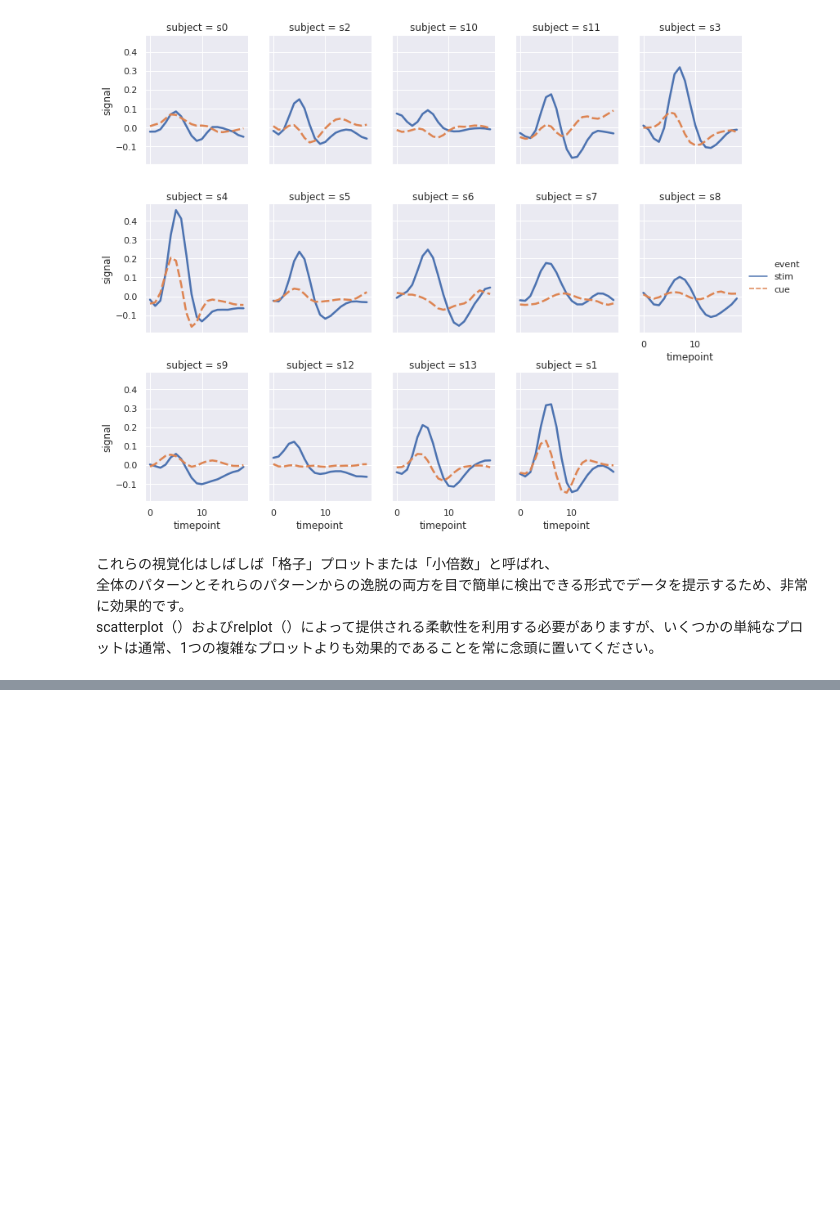
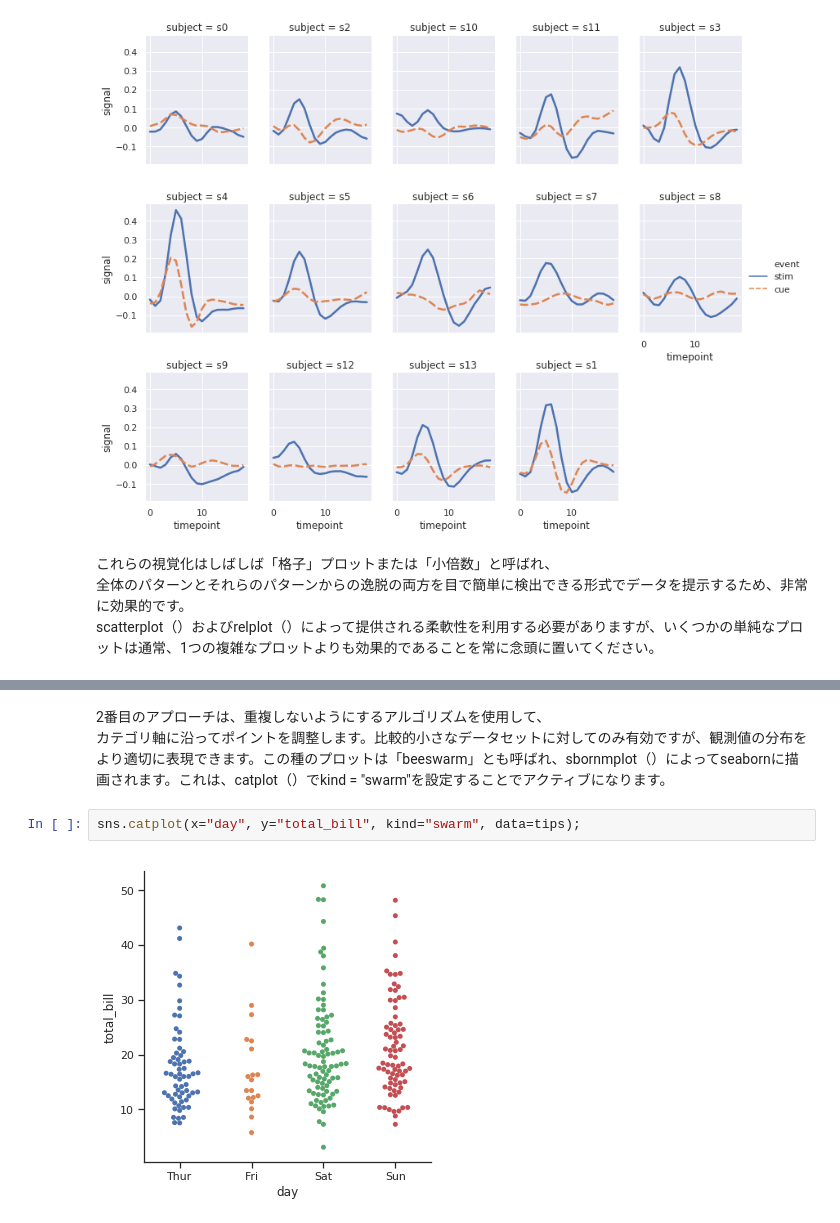
Before and after one commit to pea-sys/Til, a Jupyter notebook: OfficialSeabornTutorial.ipynb, the cells around one changed output, grey strips where cells are left out. Cells and saved outputs as stored; diff of their text form; blank space fills up the shorter version.

```diff
--- a/OfficialSeabornTutorial.ipynb
+++ b/OfficialSeabornTutorial.ipynb
@@ -301,0 +352,7 @@ scatterplot（）およびrelplot（）によって提供される柔軟性を
+# %% [markdown]
+2番目のアプローチは、重複しないようにするアルゴリズムを使用して、
+カテゴリ軸に沿ってポイントを調整します。比較的小さなデータセットに対してのみ有効ですが、観測値の分布をより適切に表現できます。この種のプロットは「beeswarm」とも呼ばれ、sbornmplot（）によってseabornに描画されます。これは、catplot（）でkind = "swarm"を設定することでアクティブになります。
+# %%
+sns.catplot(x="day", y="total_bill", kind="swarm", data=tips);
+# %% [output]
+[figure, added]
```
Also changed, not shown: parts of 16 cells of this notebook.
